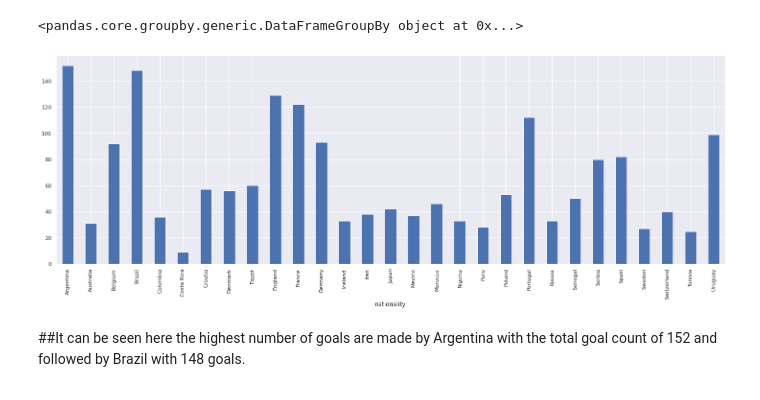
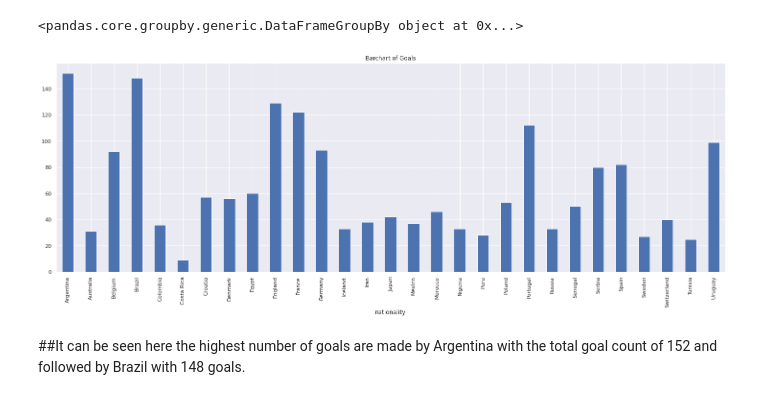
Before and after one commit to sovikapoudel/Data-Visualiation-Spring-2022, a Jupyter notebook: Exam3.ipynb, the cells around one changed output. Saved outputs shown, nothing was run; the diff lists cells and outputs as text; code cells hidden in the pictures.

```diff
--- a/Exam3.ipynb
+++ b/Exam3.ipynb
@@ -175,10 +175,10 @@ df1.head(10)
 <pandas.core.groupby.generic.DataFrameGroupBy object at 0x...>
 # %%
 dfbar = df.groupby(['nationality'])['Goals'].sum()
-dfbar.plot(kind='bar')
+dfbar.plot(kind='bar', title="Barchart of Goals")
 plt.show()
 # %% [output]
-[figure, old version]
+[figure, new version]
 # %% [markdown]
 ##It can be seen here the highest number of goals are made by Argentina with the total goal count of 152 and followed by Brazil with 148 goals.
 # %% [markdown]
```
Also changed, not shown: parts of 5 cells of this notebook.
